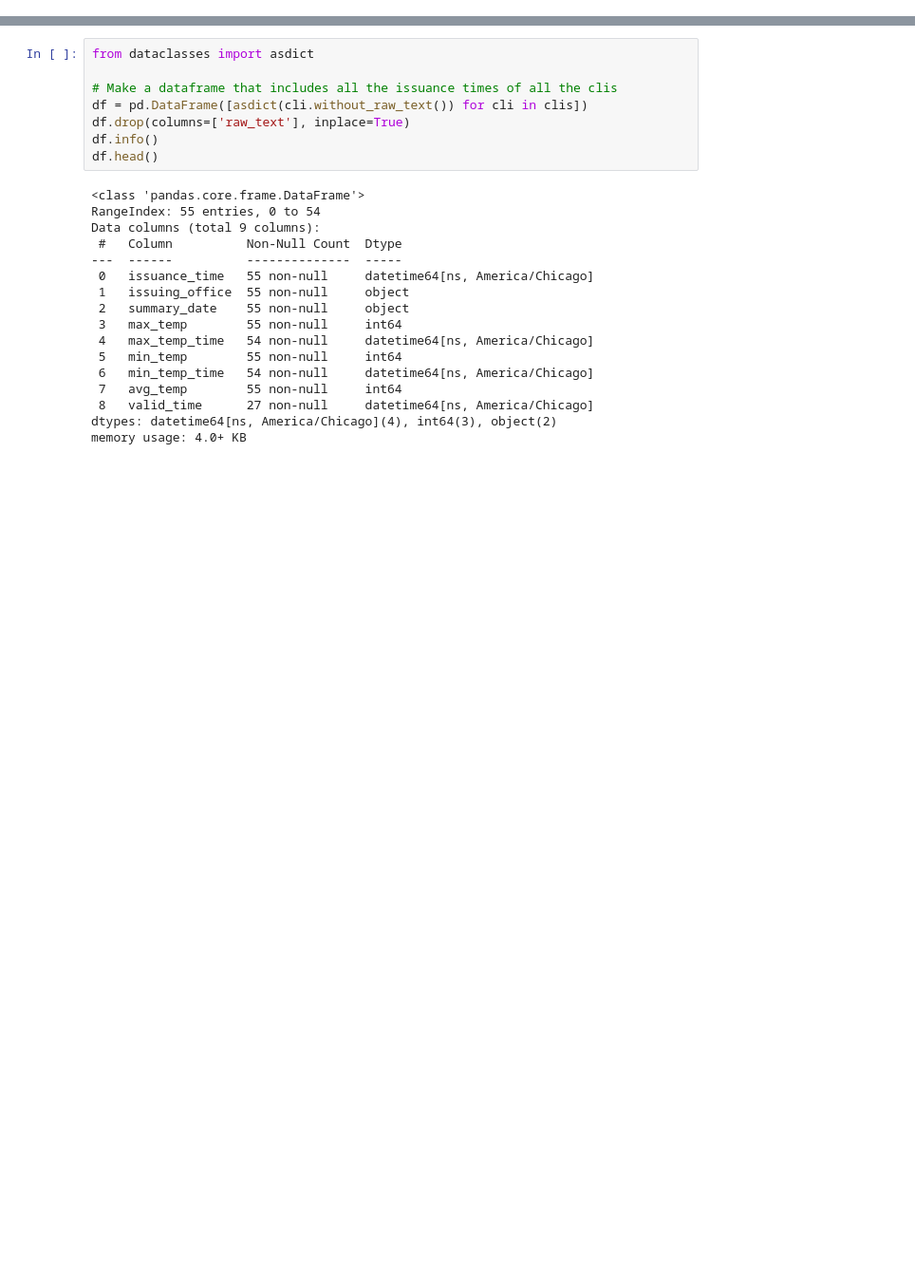
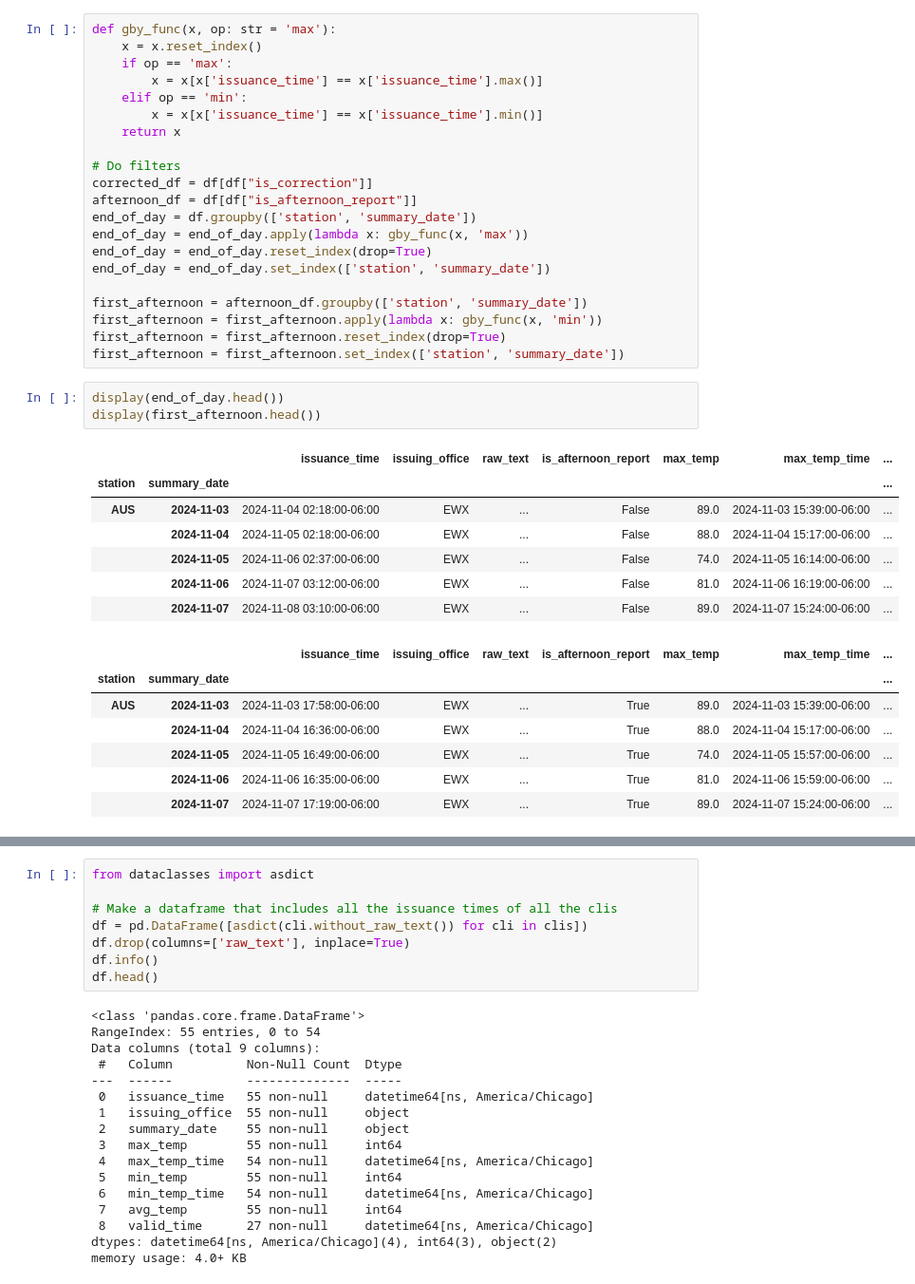
Before and after one commit to abhmul/kalshi-arbitrage, a Jupyter notebook: notebooks/09-am-cli_error_rate.ipynb, the cells around one changed output, grey strips where cells are left out. Shown at 95% size. Drawn from its saved outputs; the diff is of its cells as text; blank space fills up the shorter version.

```diff
--- a/notebooks/09-am-cli_error_rate.ipynb
+++ b/notebooks/09-am-cli_error_rate.ipynb
@@ -57,0 +63,39 @@ Number of Corrected CLIs: 0
+# %%
+def gby_func(x, op: str = 'max'):
+    x = x.reset_index()
+    if op == 'max':
+        x = x[x['issuance_time'] == x['issuance_time'].max()]
+    elif op == 'min':
+        x = x[x['issuance_time'] == x['issuance_time'].min()]
+    return x
+
+# Do filters
+corrected_df = df[df["is_correction"]]
+afternoon_df = df[df["is_afternoon_report"]]
+end_of_day = df.groupby(['station', 'summary_date'])
+end_of_day = end_of_day.apply(lambda x: gby_func(x, 'max'))
+end_of_day = end_of_day.reset_index(drop=True)
+end_of_day = end_of_day.set_index(['station', 'summary_date'])
+
+first_afternoon = afternoon_df.groupby(['station', 'summary_date'])
+first_afternoon = first_afternoon.apply(lambda x: gby_func(x, 'min'))
+first_afternoon = first_afternoon.reset_index(drop=True)
+first_afternoon = first_afternoon.set_index(['station', 'summary_date'])
+# %%
+display(end_of_day.head())
+display(first_afternoon.head())
+# %% [output]
+|  |  | issuance_time | issuing_office | raw_text | is_afternoon_report | max_temp | max_temp_time | ... |
+| station | summary_date |  |  |  |  |  |  | ... |
+| AUS | 2024-11-03 | 2024-11-04 02:18:00-06:00 | EWX | ... | False | 89.0 | 2024-11-03 15:39:00-06:00 | ... |
+|  | 2024-11-04 | 2024-11-05 02:18:00-06:00 | EWX | ... | False | 88.0 | 2024-11-04 15:17:00-06:00 | ... |
+|  | 2024-11-05 | 2024-11-06 02:37:00-06:00 | EWX | ... | False | 74.0 | 2024-11-05 16:14:00-06:00 | ... |
+|  | 2024-11-06 | 2024-11-07 03:12:00-06:00 | EWX | ... | False | 81.0 | 2024-11-06 16:19:00-06:00 | ... |
+|  | 2024-11-07 | 2024-11-08 03:10:00-06:00 | EWX | ... | False | 89.0 | 2024-11-07 15:24:00-06:00 | ... |
+|  |  | issuance_time | issuing_office | raw_text | is_afternoon_report | max_temp | max_temp_time | ... |
+| station | summary_date |  |  |  |  |  |  | ... |
+| AUS | 2024-11-03 | 2024-11-03 17:58:00-06:00 | EWX | ... | True | 89.0 | 2024-11-03 15:39:00-06:00 | ... |
+|  | 2024-11-04 | 2024-11-04 16:36:00-06:00 | EWX | ... | True | 88.0 | 2024-11-04 15:17:00-06:00 | ... |
+|  | 2024-11-05 | 2024-11-05 16:49:00-06:00 | EWX | ... | True | 74.0 | 2024-11-05 15:57:00-06:00 | ... |
+|  | 2024-11-06 | 2024-11-06 16:35:00-06:00 | EWX | ... | True | 81.0 | 2024-11-06 15:59:00-06:00 | ... |
+|  | 2024-11-07 | 2024-11-07 17:19:00-06:00 | EWX | ... | True | 89.0 | 2024-11-07 15:24:00-06:00 | ... |
```
Also changed, not shown: parts of 11 cells of this notebook, 7 other files.
